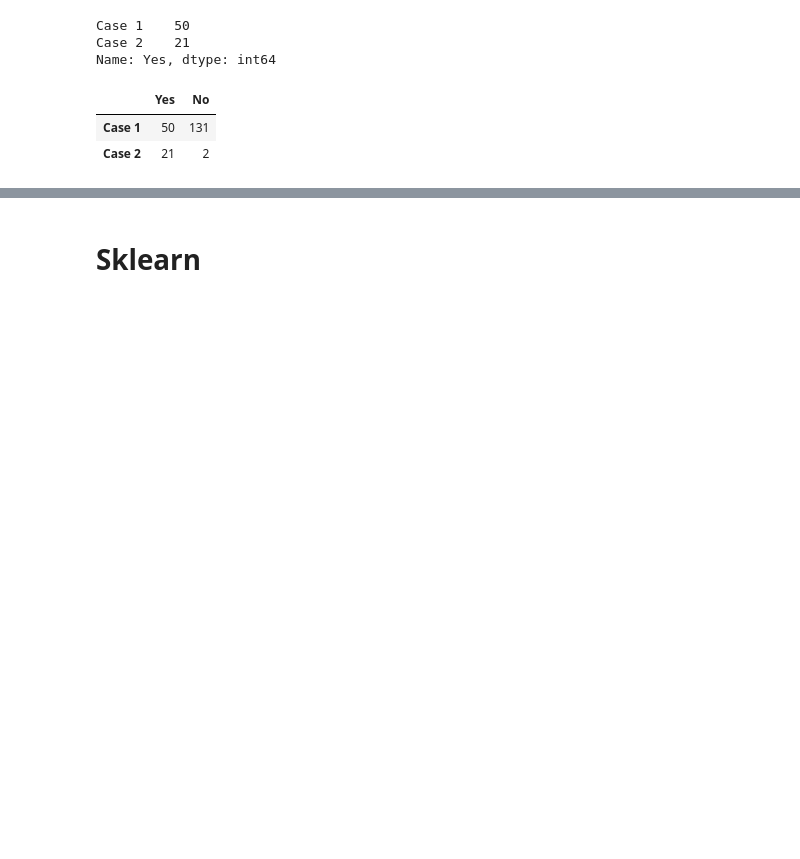
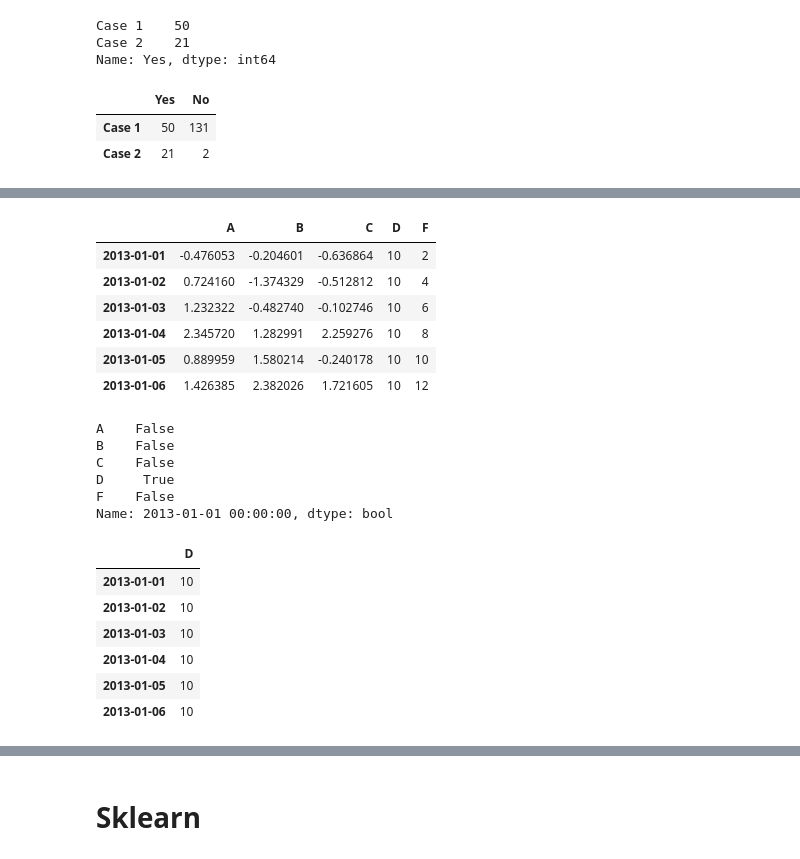
Before and after one commit to stebakov-i-n/OGU_Stebakov_it, a Jupyter notebook: python_get_started.ipynb, the cells around one changed output, grey strips where cells are left out. Saved outputs shown, nothing was run; the diff lists cells and outputs as text; code cells hidden in the pictures; blank space fills up the shorter version.

```diff
--- a/python_get_started.ipynb
+++ b/python_get_started.ipynb
@@ -1220,0 +1254,25 @@ print(df)
+# %%
+display(df)
+display(df.iloc[0] > 2)
+display(df.loc[:, df.iloc[0] > 2])
+# %% [output]
+|  | A | B | C | D | F |
+| 2013-01-01 | -0.476053 | -0.204601 | -0.636864 | 10 | 2 |
+| 2013-01-02 | 0.724160 | -1.374329 | -0.512812 | 10 | 4 |
+| 2013-01-03 | 1.232322 | -0.482740 | -0.102746 | 10 | 6 |
+| 2013-01-04 | 2.345720 | 1.282991 | 2.259276 | 10 | 8 |
+| 2013-01-05 | 0.889959 | 1.580214 | -0.240178 | 10 | 10 |
+| 2013-01-06 | 1.426385 | 2.382026 | 1.721605 | 10 | 12 |
+A    False
+B    False
+C    False
+D     True
+F    False
+Name: 2013-01-01 00:00:00, dtype: bool
+|  | D |
+| 2013-01-01 | 10 |
+| 2013-01-02 | 10 |
+| 2013-01-03 | 10 |
+| 2013-01-04 | 10 |
+| 2013-01-05 | 10 |
+| 2013-01-06 | 10 |
```
Also changed, not shown: parts of 32 cells of this notebook, 2 other files.
